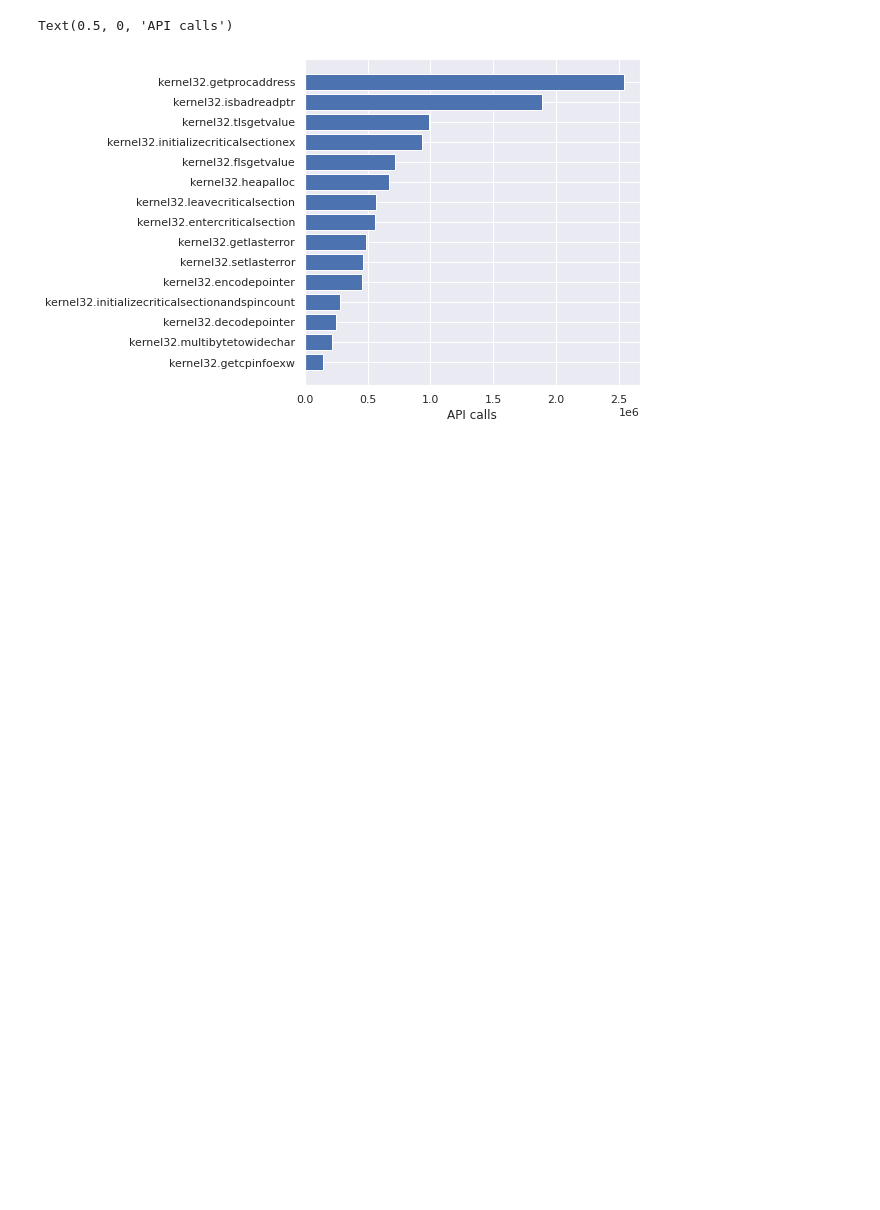
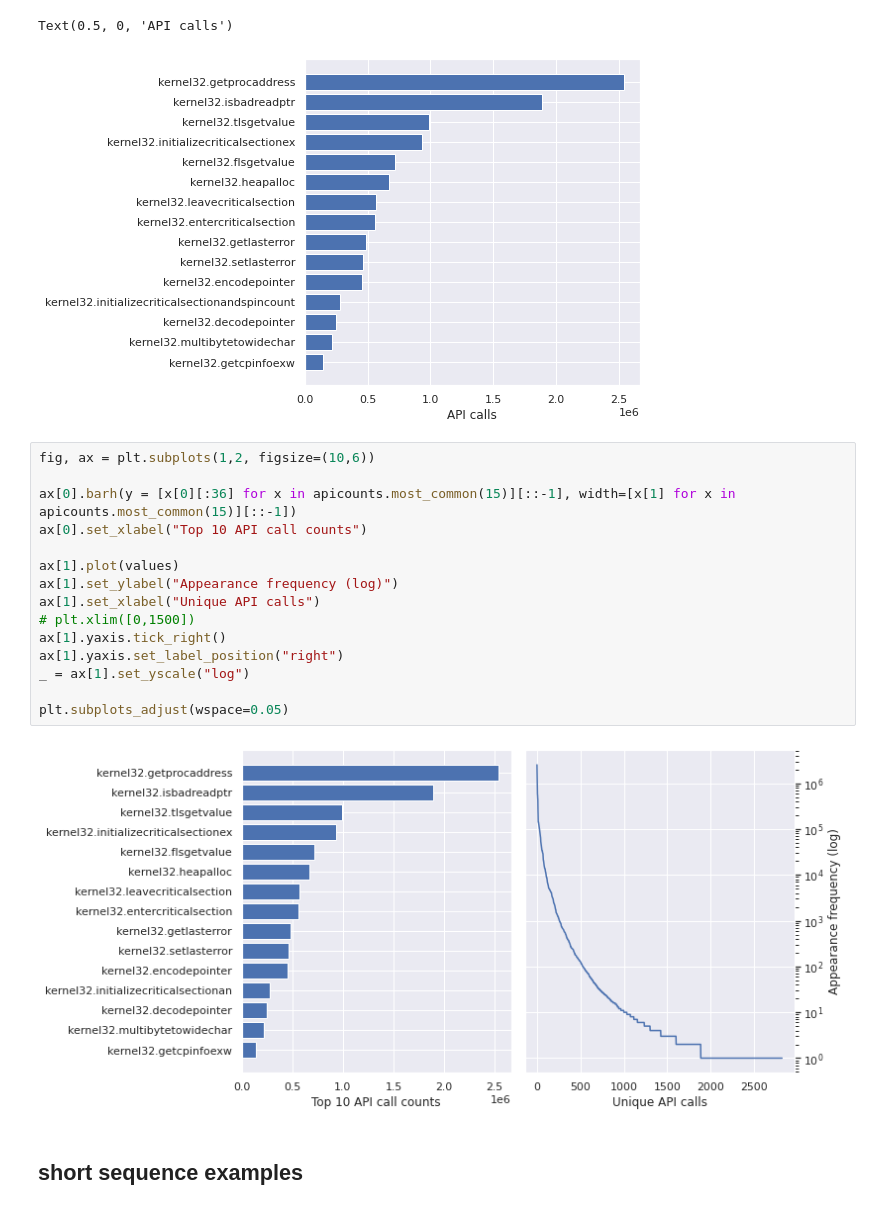
Before and after one commit to dtrizna/quo.vadis, a Jupyter notebook: data/emulation.dataset/analysis/eda.ipynb, the cells around one changed output. Saved outputs shown, nothing was run; the diff lists cells and outputs as text; blank space fills up the shorter version.

```diff
--- a/data/emulation.dataset/analysis/eda.ipynb
+++ b/data/emulation.dataset/analysis/eda.ipynb
@@ -227,3 +185,22 @@ plt.xlabel("API calls")
 # %% [output]
 Text(0.5, 0, 'API calls')
 [figure]
+# %%
+fig, ax = plt.subplots(1,2, figsize=(10,6))
+
+ax[0].barh(y = [x[0][:36] for x in apicounts.most_common(15)][::-1], width=[x[1] for x in apicounts.most_common(15)][::-1])
+ax[0].set_xlabel("Top 10 API call counts")
+
+ax[1].plot(values)
+ax[1].set_ylabel("Appearance frequency (log)")
+ax[1].set_xlabel("Unique API calls")
+# plt.xlim([0,1500])
+ax[1].yaxis.tick_right()
+ax[1].yaxis.set_label_position("right")
+_ = ax[1].set_yscale("log")
+
+plt.subplots_adjust(wspace=0.05)
+# %% [output]
+[figure, added]
+# %% [markdown]
+## short sequence examples
```
Also changed, not shown: parts of 16 cells of this notebook, 2 other files.
